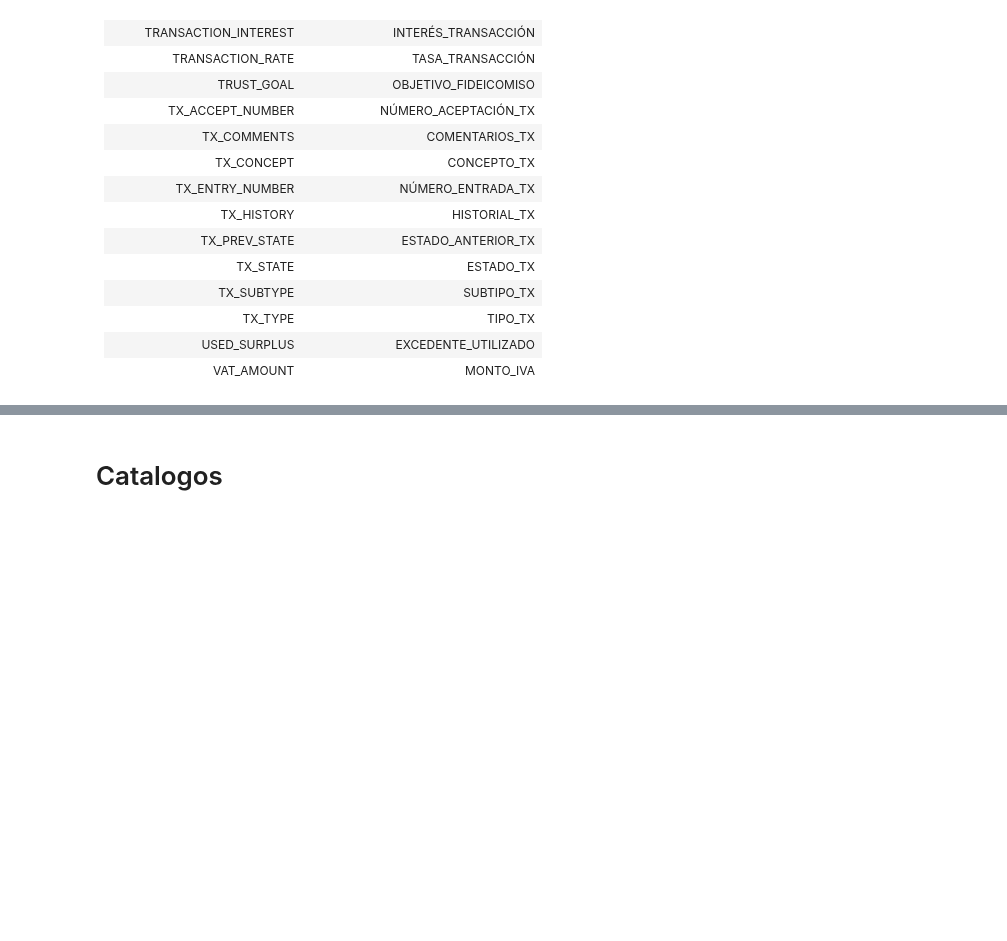
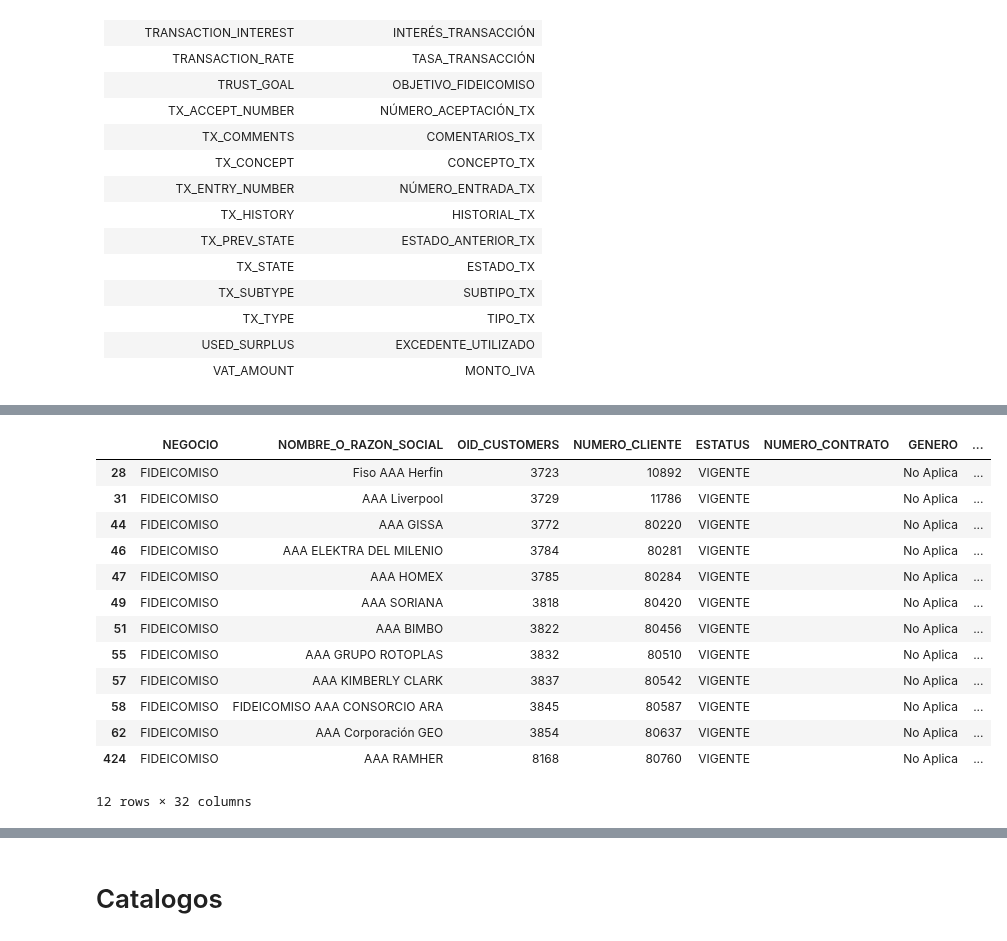
Before and after one commit to Ale1726/clientes_eda, a Jupyter notebook: productos_sifc.ipynb, the cells around one changed output, grey strips where cells are left out. Saved outputs shown, nothing was run; the diff lists cells and outputs as text; code cells hidden in the pictures; blank space fills up the shorter version.

```diff
--- a/productos_sifc.ipynb
+++ b/productos_sifc.ipynb
@@ -293,2 +369,2 @@ get_table("/home/ale1726/proyects/datalake/clientes/data/productos/SIFC/04062025
 # %%
-df  = pd.read_csv("/home/ale1726/proyects/datalake/clientes/data/productos/SIFC/04062025/productos_sifc.dat", low_memory=False)
+df  = pd.read_csv("/home/ale1726/proyects/datalake/clientes/data/clientes_activos/05_06_2025/Clientes_activos_SIFC.dat", low_memory=False)
@@ -294,0 +387,17 @@ df  = pd.read_csv("/home/ale1726/proyects/datalake/clientes/data/productos/SIFC/
+# %%
+df[df["NOMBRE_O_RAZON_SOCIAL"].str.contains("AAA")]
+# %% [output]
+|  | NEGOCIO | NOMBRE_O_RAZON_SOCIAL | OID_CUSTOMERS | NUMERO_CLIENTE | ESTATUS | NUMERO_CONTRATO | GENERO | ... |
+| 28 | FIDEICOMISO | Fiso AAA Herfin | 3723 | 10892 | VIGENTE |  | No Aplica | ... |
+| 31 | FIDEICOMISO | AAA Liverpool | 3729 | 11786 | VIGENTE |  | No Aplica | ... |
+| 44 | FIDEICOMISO | AAA GISSA | 3772 | 80220 | VIGENTE |  | No Aplica | ... |
+| 46 | FIDEICOMISO | AAA ELEKTRA DEL MILENIO | 3784 | 80281 | VIGENTE |  | No Aplica | ... |
+| 47 | FIDEICOMISO | AAA HOMEX | 3785 | 80284 | VIGENTE |  | No Aplica | ... |
+| 49 | FIDEICOMISO | AAA SORIANA | 3818 | 80420 | VIGENTE |  | No Aplica | ... |
+| 51 | FIDEICOMISO | AAA BIMBO | 3822 | 80456 | VIGENTE |  | No Aplica | ... |
+| 55 | FIDEICOMISO | AAA GRUPO ROTOPLAS | 3832 | 80510 | VIGENTE |  | No Aplica | ... |
+| 57 | FIDEICOMISO | AAA KIMBERLY CLARK | 3837 | 80542 | VIGENTE |  | No Aplica | ... |
+| 58 | FIDEICOMISO | FIDEICOMISO AAA CONSORCIO ARA | 3845 | 80587 | VIGENTE |  | No Aplica | ... |
+| 62 | FIDEICOMISO | AAA Corporación GEO | 3854 | 80637 | VIGENTE |  | No Aplica | ... |
+| 424 | FIDEICOMISO | AAA RAMHER | 8168 | 80760 | VIGENTE |  | No Aplica | ... |
+12 rows × 32 columns
```
Also changed, not shown: parts of 12 cells of this notebook, 4 other files.
